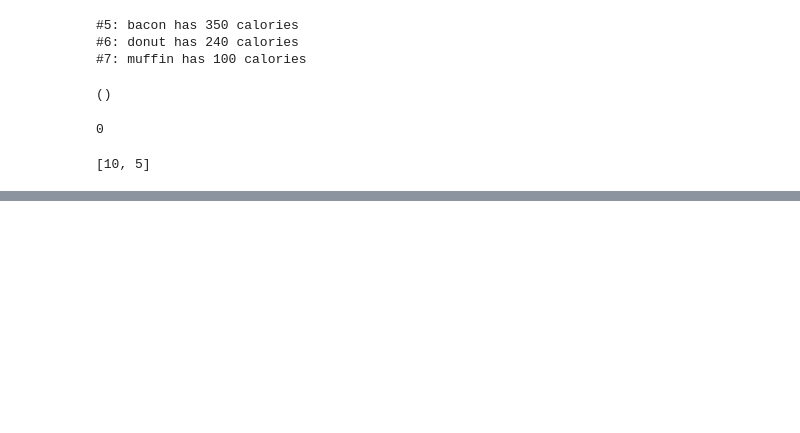
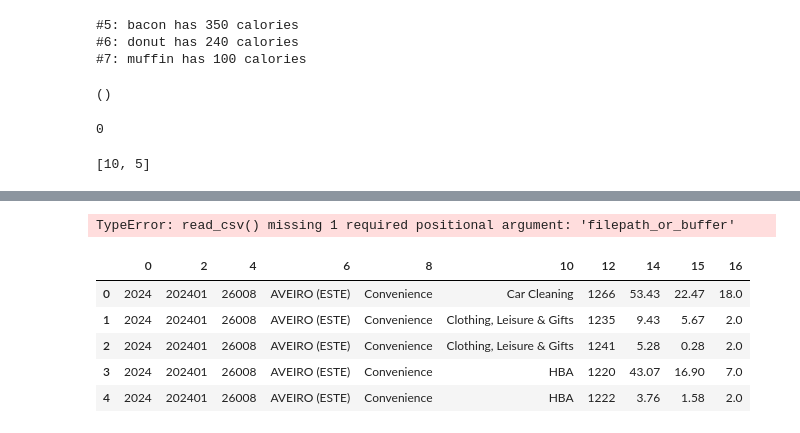
Before and after one commit to Qertal/KursStreamlit, a Jupyter notebook: EffectivePython/Chapter1.ipynb, the cells around one changed output, grey strips where cells are left out. Saved outputs shown, nothing was run; the diff lists cells and outputs as text; code cells hidden in the pictures; blank space fills up the shorter version.

```diff
--- a/EffectivePython/Chapter1.ipynb
+++ b/EffectivePython/Chapter1.ipynb
@@ -56,0 +141,18 @@ fresh_fruit.get("apple", 0)
+# %%
+import pandas as pd
+data = pd.read_csv('mpfdata.csv', header=None)
+# %%
+pd.read_csv()
+# %% [output]
+TypeError: read_csv() missing 1 required positional argument: 'filepath_or_buffer'
+# %%
+data.drop(columns=[1,3,5,7,9,11,13], axis=0, inplace=True)
+# %%
+data.head()
+# %% [output]
+|  | 0 | 2 | 4 | 6 | 8 | 10 | 12 | 14 | 15 | 16 |
+| 0 | 2024 | 202401 | 26008 | AVEIRO (ESTE) | Convenience | Car Cleaning | 1266 | 53.43 | 22.47 | 18.0 |
+| 1 | 2024 | 202401 | 26008 | AVEIRO (ESTE) | Convenience | Clothing, Leisure & Gifts | 1235 | 9.43 | 5.67 | 2.0 |
+| 2 | 2024 | 202401 | 26008 | AVEIRO (ESTE) | Convenience | Clothing, Leisure & Gifts | 1241 | 5.28 | 0.28 | 2.0 |
+| 3 | 2024 | 202401 | 26008 | AVEIRO (ESTE) | Convenience | HBA | 1220 | 43.07 | 16.90 | 7.0 |
+| 4 | 2024 | 202401 | 26008 | AVEIRO (ESTE) | Convenience | HBA | 1222 | 3.76 | 1.58 | 2.0 |
```
Also changed, not shown: parts of 19 cells of this notebook, 1 other file.
